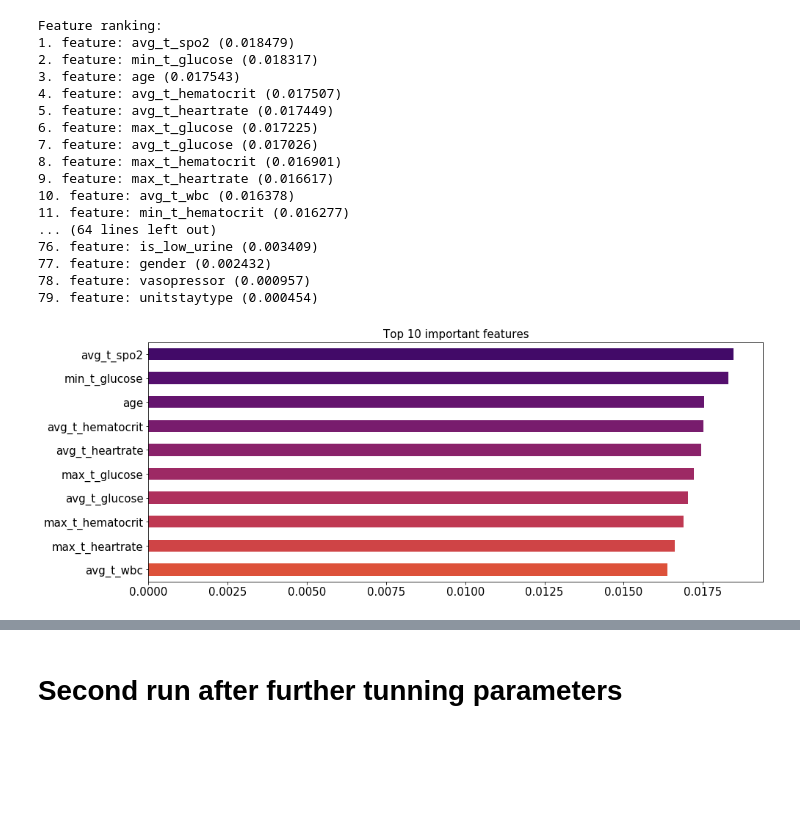
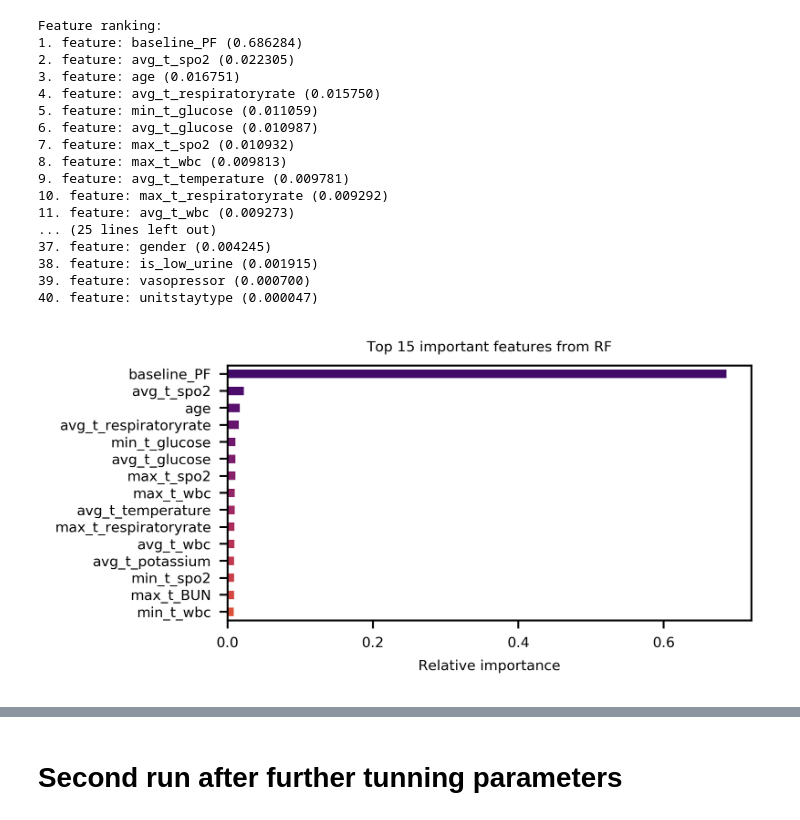
Before and after one commit to lasiadhi/Prediction-of-hypoxemia-trend, a Jupyter notebook: RF_modeling.ipynb, the cells around one changed output, grey strips where cells are left out. Saved outputs shown, nothing was run; the diff lists cells and outputs as text; code cells hidden in the pictures; blank space fills up the shorter version.

Commit message:
Created using Colaboratory: train with baseline PF

```diff
--- a/RF_modeling.ipynb
+++ b/RF_modeling.ipynb
@@ -53,19 +56,20 @@ def fitRandomForestClassifier(X_train, X_test, y_train, y_test):
 
     pipeline = Pipeline([('kbest', kbest), ('rf', clf)])
 
-    '''
+
     # first run:
     n_est               = [1000, 1500, 2000] # default=10
-    min_sample_leaf     = [2, 6, 11, 15, 20, 30]  # default=2
-    kbest_vals          = [20, 40, 60, 70,'all']
-    max_features        = ['auto', 3, 7, 10, 12]  # (0, n_features <= kbest_vals)
+    min_sample_leaf     = [2, 6, 11, 15, 20, 30, 35]  # default=2
+    kbest_vals          = [40, 60, 70,'all']
+    max_features        = ['auto', 3, 7, 10, 12, 15]  # (0, n_features <= kbest_vals)
+
     '''
-
     # second run:
-    n_est               = [1500, 2000] # default=10
+    n_est               = [1500] # default=10
     min_sample_leaf     = [2]  # default=2
     kbest_vals          = [70, 'all']
-    max_features        = [12,15,20,25]
+    max_features        = [8,12,15]
+    '''
 
     param_grid = {
     'rf__n_estimators': n_est,              # must have two underscores to split rf and the parameter variable
@@ -122,10 +126,10 @@ def plot_metrics(y_test,pred_probs_RF):
     plt.show()
 # %%
 # Define data file path to be read
-FILENAME_X_test = '../Data/data_after_drop_ids_missing_features_more_40prec/X_test.csv'
-FILENAME_X_train = '../Data/data_after_drop_ids_missing_features_more_40prec/X_train.csv'
-FILENAME_y_test = '../Data/data_after_drop_ids_missing_features_more_40prec/y_test.csv'
-FILENAME_y_train = '../Data/data_after_drop_ids_missing_features_more_40prec/y_train.csv'
+FILENAME_X_test = '../Data/data_with_baseline_PF/X_test.csv'
+FILENAME_X_train = '../Data/data_with_baseline_PF/X_train.csv'
+FILENAME_y_test = '../Data/data_with_baseline_PF/y_test.csv'
+FILENAME_y_train = '../Data/data_with_baseline_PF/y_train.csv'
 
 X_train = pd.read_csv(FILENAME_X_train, index_col=0)
 X_test = pd.read_csv(FILENAME_X_test, index_col=0)
@@ -238,37 +243,39 @@ plt.show()
 # %%
 ####### feature importances from RF ##############
 forest = CV_rfc.best_estimator_.steps[1][1]
 importances = forest.feature_importances_
 indices = np.argsort(importances)[::-1]
 print("Feature ranking:")
 for f in range(len(importances)):
     print("%d. feature: %s (%f)" % (f + 1, iXtrain.columns[indices[f]], importances[indices[f]]))
 
 # importance plot:
-plt.gcf().set_size_inches(15, 6)
+#plt.gcf().set_size_inches(15, 6)
+plt.figure(figsize=(4, 2), dpi=500)
 feat_importances = pd.Series(importances[indices], index=iXtrain.columns[indices])
-feat_importances.nlargest(10)[::-1].plot(kind='barh',fontsize=15,color=cm.inferno_r(np.linspace(.4,.8, 10)))
-plt.title('Top 10 important features', fontsize=15)
+feat_importances.nlargest(15)[::-1].plot(kind='barh',fontsize=6,color=cm.inferno_r(np.linspace(.4,.8, 15)))
+plt.title('Top 15 important features from RF', fontsize=6)
+plt.xlabel('Relative importance', fontsize=6)
 plt.show()
 # %% [output]
 Feature ranking:
-1. feature: avg_t_spo2 (0.018479)
-2. feature: min_t_glucose (0.018317)
-3. feature: age (0.017543)
-4. feature: avg_t_hematocrit (0.017507)
-5. feature: avg_t_heartrate (0.017449)
-6. feature: max_t_glucose (0.017225)
-7. feature: avg_t_glucose (0.017026)
-8. feature: max_t_hematocrit (0.016901)
-9. feature: max_t_heartrate (0.016617)
-10. feature: avg_t_wbc (0.016378)
-11. feature: min_t_hematocrit (0.016277)
-... (64 lines left out)
-76. feature: is_low_urine (0.003409)
-77. feature: gender (0.002432)
-78. feature: vasopressor (0.000957)
-79. feature: unitstaytype (0.000454)
+1. feature: baseline_PF (0.686284)
+2. feature: avg_t_spo2 (0.022305)
+3. feature: age (0.016751)
+4. feature: avg_t_respiratoryrate (0.015750)
+5. feature: min_t_glucose (0.011059)
+6. feature: avg_t_glucose (0.010987)
+7. feature: max_t_spo2 (0.010932)
+8. feature: max_t_wbc (0.009813)
+9. feature: avg_t_temperature (0.009781)
+10. feature: max_t_respiratoryrate (0.009292)
+11. feature: avg_t_wbc (0.009273)
+... (25 lines left out)
+37. feature: gender (0.004245)
+38. feature: is_low_urine (0.001915)
+39. feature: vasopressor (0.000700)
+40. feature: unitstaytype (0.000047)
-[figure, old version]
+[figure, new version]
 # %%
 ########## Plotting Precision-recall curve ############
 precision, recall, _ = precision_recall_curve(np.array(y_test), pred_probs_RF)
```
Also changed, not shown: parts of 21 cells of this notebook.
